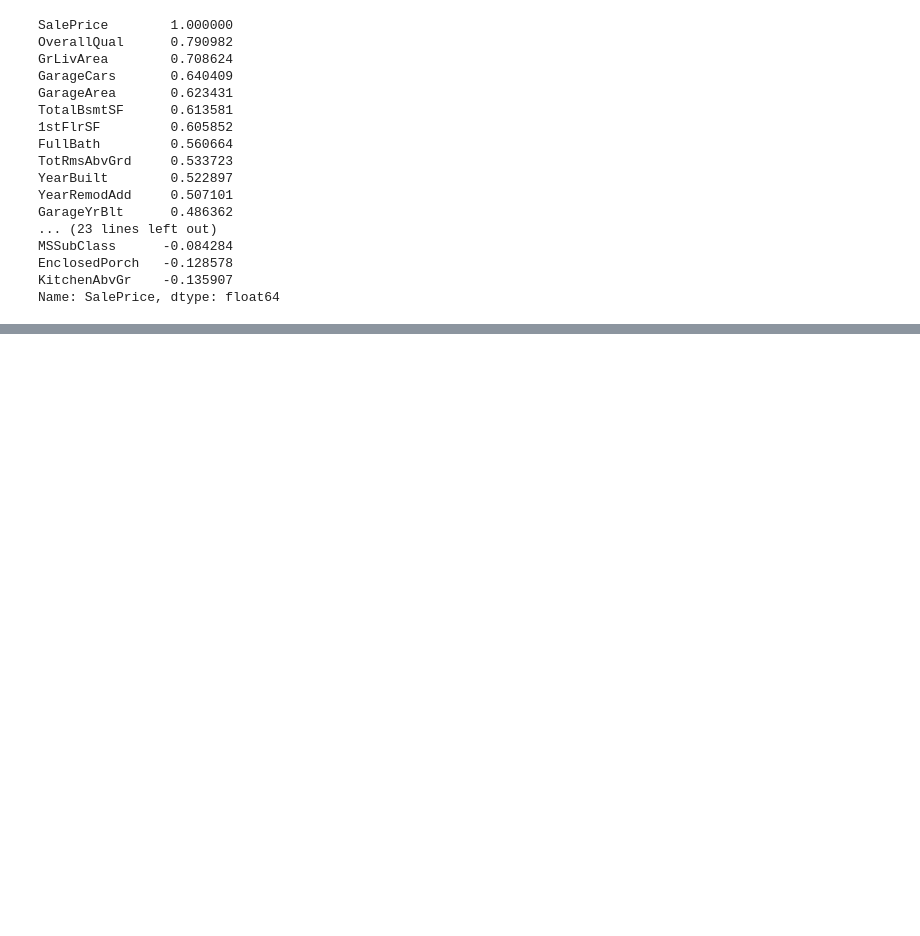
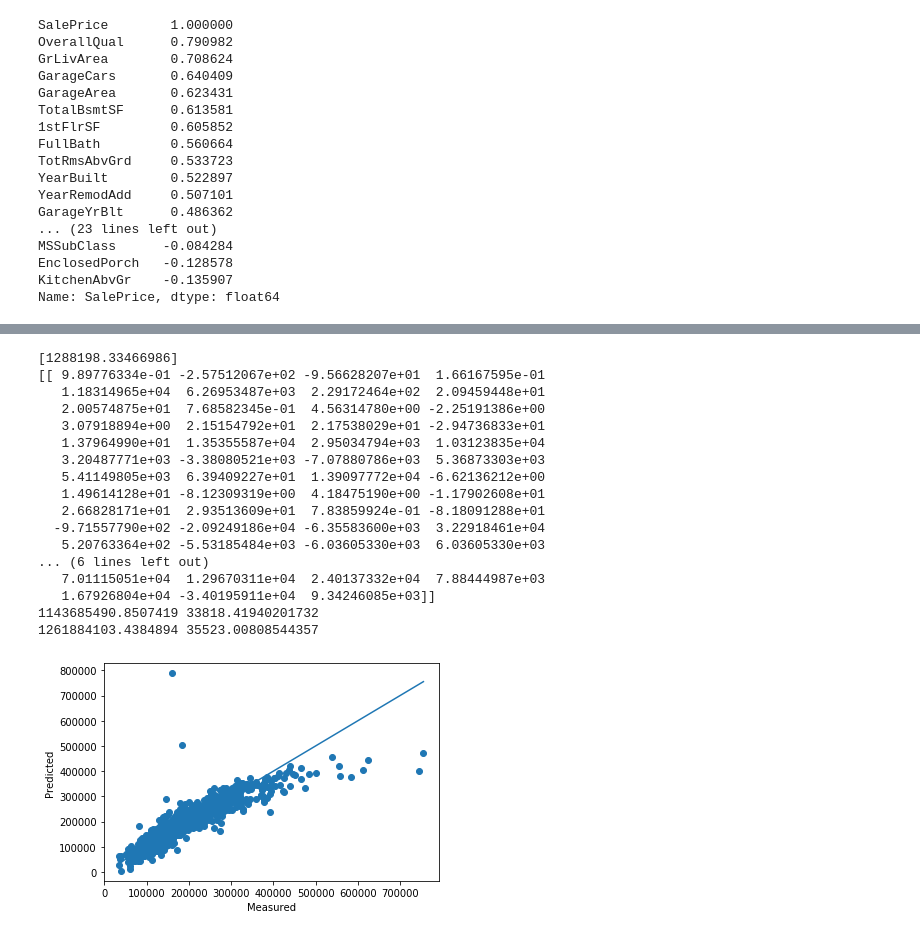
Before and after one commit to feng24/CSE_574_Project, a Jupyter notebook: house_price.ipynb, the cells around one changed output, grey strips where cells are left out. Drawn from its saved outputs; the diff is of its cells as text; code cells hidden in the pictures; blank space fills up the shorter version.

```diff
--- a/house_price.ipynb
+++ b/house_price.ipynb
@@ -163,0 +330,44 @@ LotShape         1460 non-null object
+# %%
+from sklearn import linear_model
+
+ridge = linear_model.Ridge(alpha=0.01)
+ridge.fit(x_train,y_train)
+
+print(ridge.intercept_)
+print(ridge.coef_)
+
+y_pre = ridge.predict(x_test)
+MSE = metrics.mean_squared_error(y_test,y_pre)
+RMSE = np.sqrt(metrics.mean_squared_error(y_test,y_pre))
+print(MSE,RMSE)
+
+predicted = cross_val_predict(ridge,x,y,cv=15)
+MSE = metrics.mean_squared_error(y,predicted)
+RMSE = np.sqrt(metrics.mean_squared_error(y,predicted))
+print(MSE,RMSE)
+
+fig, ax = plt.subplots()
+ax.scatter(y, predicted)
+ax.plot([y.min(), y.max()], [y.min(), y.max()])
+ax.set_xlabel('Measured')
+ax.set_ylabel('Predicted')
+plt.show()
+# %% [output]
+[1288198.33466986]
+[[ 9.89776334e-01 -2.57512067e+02 -9.56628207e+01  1.66167595e-01
+   1.18314965e+04  6.26953487e+03  2.29172464e+02  2.09459448e+01
+   2.00574875e+01  7.68582345e-01  4.56314780e+00 -2.25191386e+00
+   3.07918894e+00  2.15154792e+01  2.17538029e+01 -2.94736833e+01
+   1.37964990e+01  1.35355587e+04  2.95034794e+03  1.03123835e+04
+   3.20487771e+03 -3.38080521e+03 -7.07880786e+03  5.36873303e+03
+   5.41149805e+03  6.39409227e+01  1.39097772e+04 -6.62136212e+00
+   1.49614128e+01 -8.12309319e+00  4.18475190e+00 -1.17902608e+01
+   2.66828171e+01  2.93513609e+01  7.83859924e-01 -8.18091288e+01
+  -9.71557790e+02 -2.09249186e+04 -6.35583600e+03  3.22918461e+04
+   5.20763364e+02 -5.53185484e+03 -6.03605330e+03  6.03605330e+03
+... (6 lines left out)
+   7.01115051e+04  1.29670311e+04  2.40137332e+04  7.88444987e+03
+   1.67926804e+04 -3.40195911e+04  9.34246085e+03]]
+1143685490.8507419 33818.41940201732
+1261884103.4384894 35523.00808544357
+[figure, added]
```
Also changed, not shown: parts of 9 cells of this notebook.
